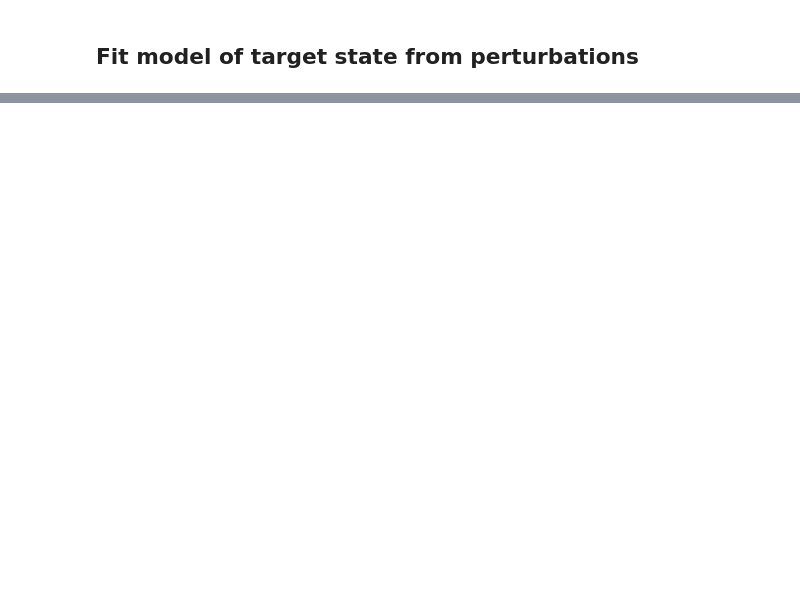
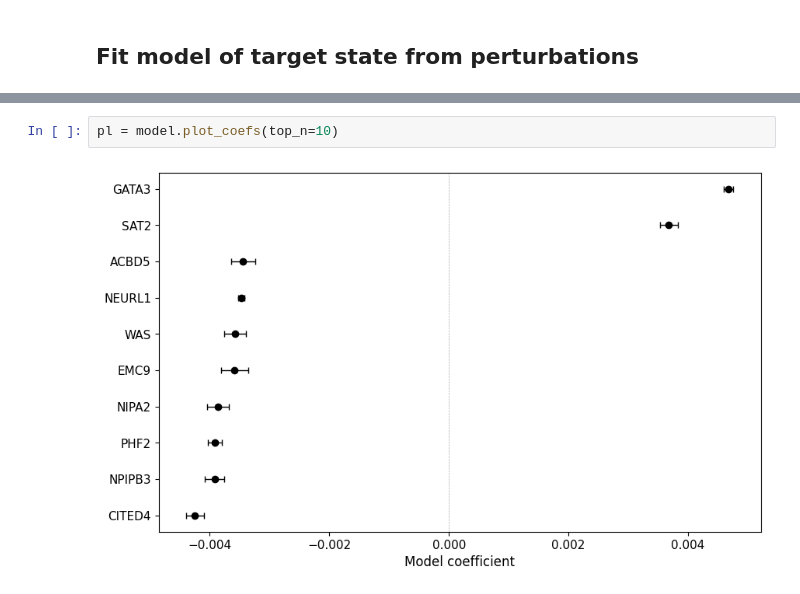
Before and after one commit to scverse-bot/pert2state_model, a Jupyter notebook: docs/notebooks/DE_polarization.ipynb, the cells around one changed output, grey strips where cells are left out. Drawn from its saved outputs; the diff is of its cells as text; blank space fills up the shorter version.

```diff
--- a/docs/notebooks/DE_polarization.ipynb
+++ b/docs/notebooks/DE_polarization.ipynb
@@ -159,0 +71,4 @@ plt.scatter(df["mean"], df["sem"])
+# %%
+pl = model.plot_coefs(top_n=10)
+# %% [output]
+[figure, added]
```
Also changed, not shown: parts of 21 cells of this notebook, 4 other files.
